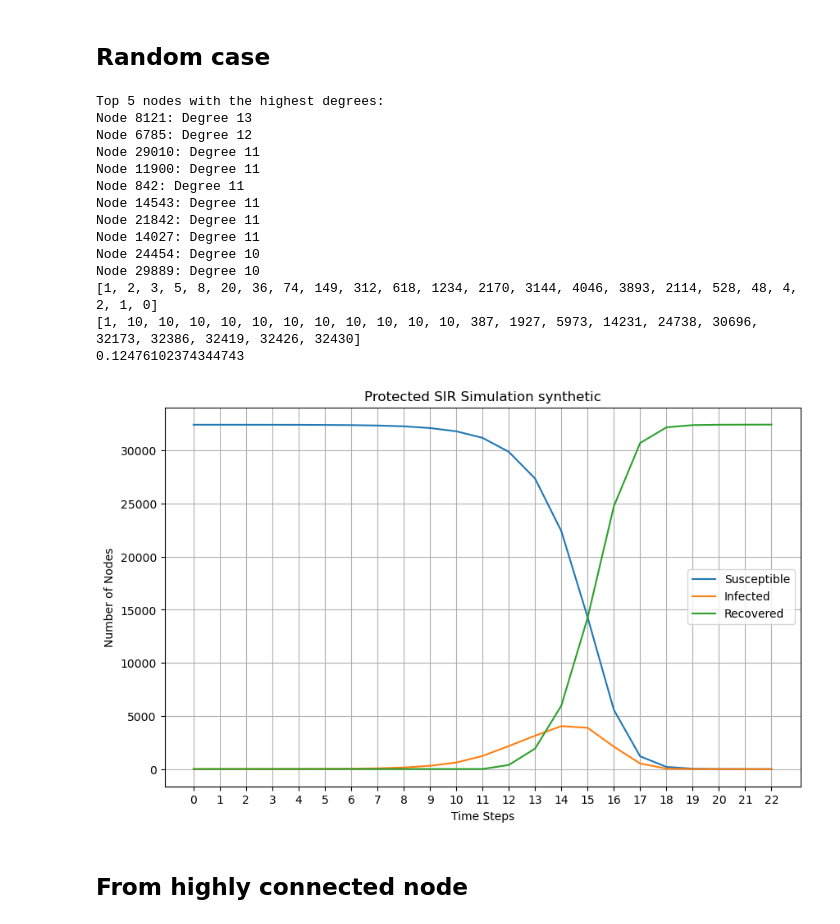
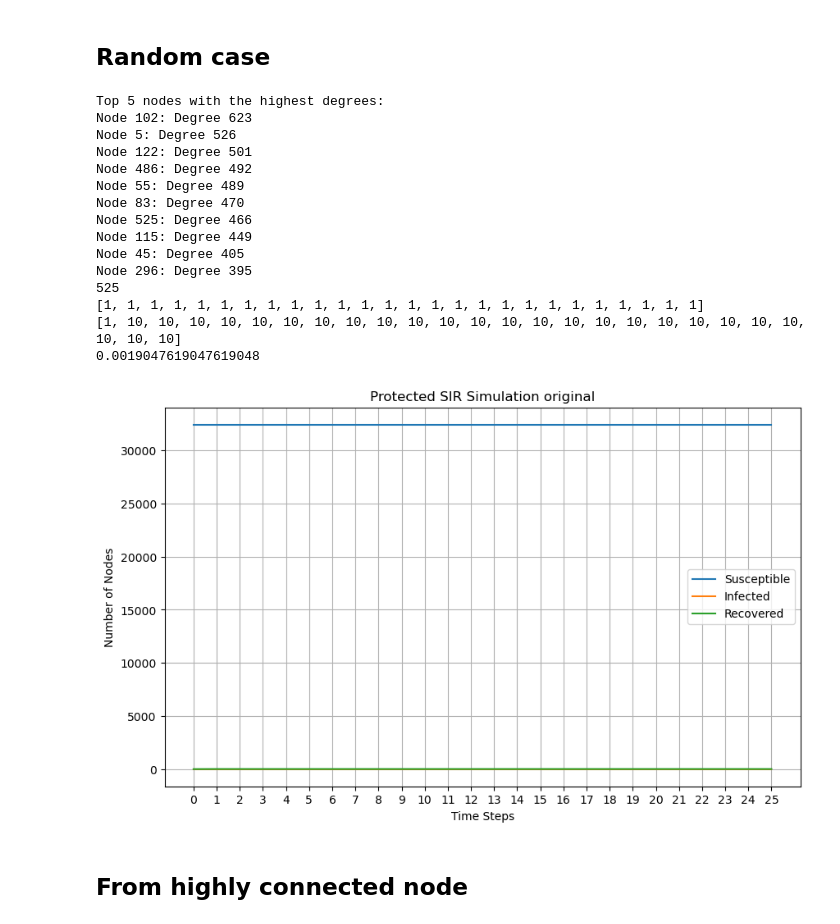
Before and after one commit to kfkfkflmej/NA_EU_emails_2024, a Jupyter notebook: SIR.ipynb, the cells around one changed output. Drawn from its saved outputs; the diff is of its cells as text; code cells hidden in the pictures.

```diff
--- a/SIR.ipynb
+++ b/SIR.ipynb
@@ -218,8 +218,8 @@ plt.show()
 ## Random case
 # %%
 # Load the CSV file and create the graph
-file_path = 'data\\final_final_random_graph.csv'  # Update with the actual path to your file
-#file_path = 'data\data - fixed numbers.csv'
+#file_path = 'data\\final_final_random_graph.csv'  # Update with the actual path to your file
+file_path = 'data\data - fixed numbers.csv'
 edge_df = pd.read_csv(file_path, delimiter=' ')
 G = nx.from_pandas_edgelist(edge_df, 'Source', 'Target')
 
@@ -232,26 +232,40 @@ recovery_threshold = 0.03  # Threshold for recovery
 # Initialize states
 nodes = list(G.nodes)
 n = len(nodes)
-initial_infected = 1
-infected_nodes = np.random.choice(nodes, replace=False)
-node_states = {node: 'S' for node in nodes}  # All nodes start as Susceptible (S)
-#for node in infected_nodes:
-node_states[infected_nodes] = 'I'
-
 degree_dict = dict(G.degree())
 top_5_nodes = sorted(degree_dict.items(), key=lambda x: x[1], reverse=True)[:10]
 print("Top 5 nodes with the highest degrees:")
 for node, degree in top_5_nodes:
     print(f"Node {node}: Degree {degree}")
     node_states[node]='R'
+nodes = list(G.nodes)
+n = len(nodes)
 
+# Determine top 5 nodes by degree
+degree_dict = dict(G.degree())
+top_5_nodes = [node for node, degree in sorted(degree_dict.items(), key=lambda x: x[1], reverse=True)[:10]]
+
+# Exclude top 5 nodes from the choice pool for initial infected
+eligible_nodes = [node for node in nodes if node not in top_5_nodes]
+initial_infected = 1
+infected_nodes = np.random.choice(eligible_nodes, size=initial_infected, replace=False)
+
+# Set initial states
+node_states = {node: 'S' for node in nodes}  # All nodes start as Susceptible (S)
+for node in infected_nodes:
+    node_states[infected_nodes] = 'I'
+
+# Make top 5 nodes recovered
+for node in top_5_nodes:
+    node_states[node] = 'R'
 rec=False
 #node_states[8121] = 'R' #syntetic network
 # Record initial state counts
 susceptible_counts = [(n-10) - initial_infected ]
 infected_counts = [initial_infected]
 recovered_counts = [1]
-
+for n in G.neighbors(9309):
+    print(n)
 # Simulation loop
 time_steps = 25# Adjust based on required duration
 for t in range(time_steps):
@@ -277,49 +291,50 @@ for t in range(time_steps):
                     new_states[neighbor] = 'R'
 
             #if np.random.rand() < gamma and recovery_threshold == 1:
                 #new_states[node] = 'R'
 
     # Update states
     node_states = new_states
     susceptible_counts.append(sum(1 for state in node_states.values() if state == 'S'))
     infected_counts.append(sum(1 for state in node_states.values() if state == 'I'))
     recovered_counts.append(sum(1 for state in node_states.values() if state == 'R'))
 
     # Break if no more infected
     if infected_counts[-1] == 0:
         break
 print(infected_counts)
 print(recovered_counts)
 print(max(infected_counts)/n)
 # Plot results
 plt.figure(figsize=(10, 6))
 plt.plot(susceptible_counts, label="Susceptible")
 plt.plot(infected_counts, label="Infected")
 plt.plot(recovered_counts, label="Recovered")
 plt.xlabel("Time Steps")
 plt.ylabel("Number of Nodes")
-plt.title("Protected SIR Simulation synthetic")
+plt.title("Protected SIR Simulation original")
 plt.xticks(ticks=range(len(susceptible_counts)))
 plt.legend()
 plt.grid()
-plt.savefig("fig_protected_synthetic.png")
+plt.savefig("fig_protected_extreem_original.png")
 plt.show()
 # %% [output]
 Top 5 nodes with the highest degrees:
-Node 8121: Degree 13
-Node 6785: Degree 12
-Node 29010: Degree 11
-Node 11900: Degree 11
-Node 842: Degree 11
-Node 14543: Degree 11
-Node 21842: Degree 11
-Node 14027: Degree 11
-Node 24454: Degree 10
-Node 29889: Degree 10
-[1, 2, 3, 5, 8, 20, 36, 74, 149, 312, 618, 1234, 2170, 3144, 4046, 3893, 2114, 528, 48, 4, 2, 1, 0]
-[1, 10, 10, 10, 10, 10, 10, 10, 10, 10, 10, 10, 387, 1927, 5973, 14231, 24738, 30696, 32173, 32386, 32419, 32426, 32430]
-0.12476102374344743
+Node 102: Degree 623
+Node 5: Degree 526
+Node 122: Degree 501
+Node 486: Degree 492
+Node 55: Degree 489
+Node 83: Degree 470
+Node 525: Degree 466
+Node 115: Degree 449
+Node 45: Degree 405
+Node 296: Degree 395
+525
+[1, 1, 1, 1, 1, 1, 1, 1, 1, 1, 1, 1, 1, 1, 1, 1, 1, 1, 1, 1, 1, 1, 1, 1, 1, 1]
+[1, 10, 10, 10, 10, 10, 10, 10, 10, 10, 10, 10, 10, 10, 10, 10, 10, 10, 10, 10, 10, 10, 10, 10, 10, 10]
+0.0019047619047619048
-[figure, old version]
+[figure, new version]
 # %% [markdown]
 ## From highly connected node
 # %%
```
Also changed, not shown: 24 other files.
